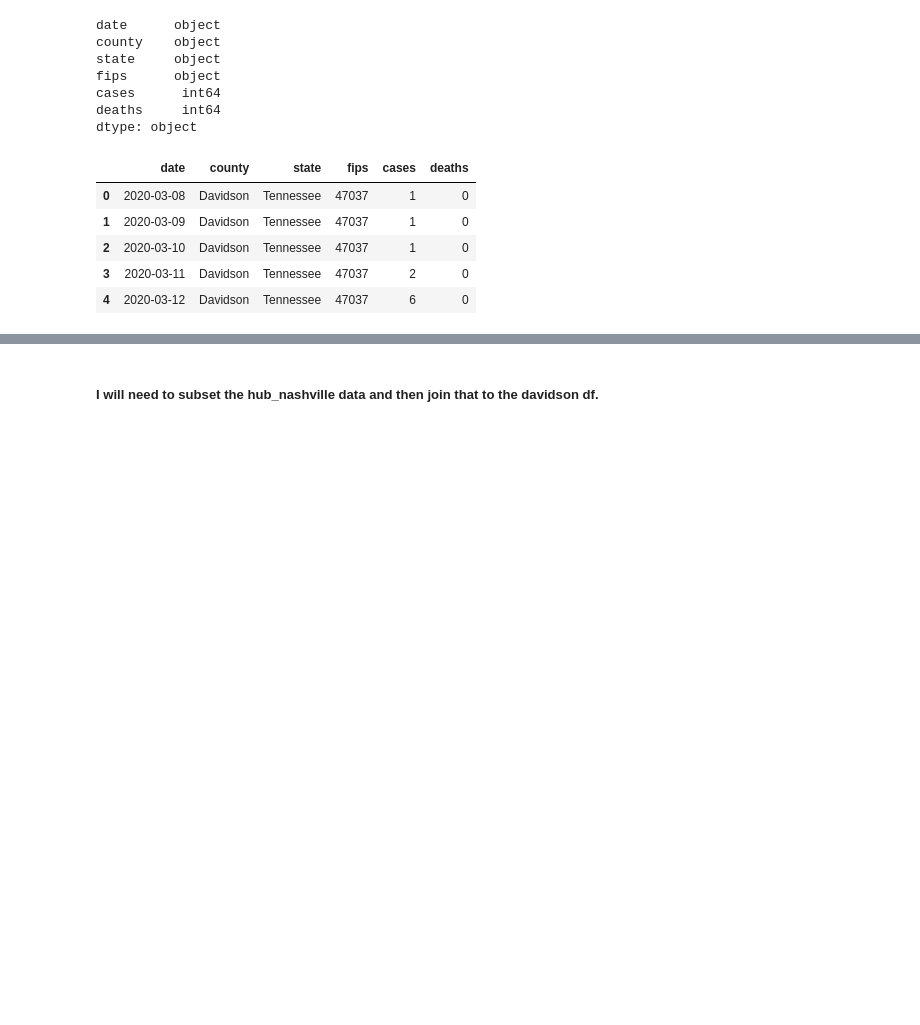
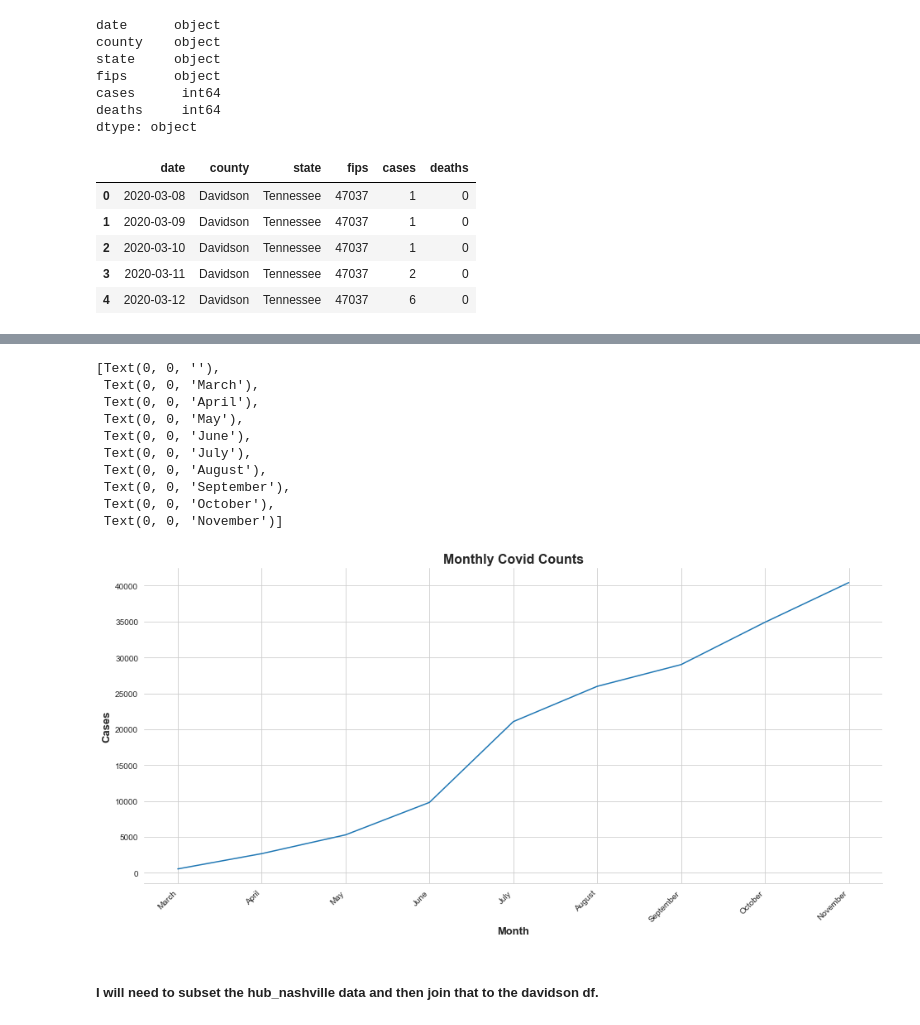
Before and after one commit to NSS-Data-Analytics-Cohort-3/nashville-covid-typhoid_turtles, a Jupyter notebook: notebooks/covid_nashville_KL.ipynb, the cells around one changed output, grey strips where cells are left out. Saved outputs shown, nothing was run; the diff lists cells and outputs as text; code cells hidden in the pictures; blank space fills up the shorter version.

```diff
--- a/notebooks/covid_nashville_KL.ipynb
+++ b/notebooks/covid_nashville_KL.ipynb
@@ -172,6 +188,7 @@ dtype: object
 # %%
 # tried to find the sum here by date, but I believe there is only one entry per day anyways in this df so it's usless
 
-davidson_bydate = davidson_cases.groupby('date')['cases'].sum
-davidson_bydate
+#hubnash_coivd_group_month = hubnash_covid.groupby('month')['Date_Opened'].count().reset_index()
+davidson_cases_bydate = davidson_cases.groupby('month')['cases'].max().reset_index()
+davidson_cases_bydate
 # %% [output]
@@ -179,3 +205,31 @@ davidson_bydate
+# %%
+# Lydia's code below
+
+#Create subplot
+#note for plotting exploration analysis https://towardsdatascience.com/data-visualization-cheat-sheet-with-seaborn-and-matplotlib-70cac11c6517
+sns.set_style('whitegrid')
+fig,ax=plt.subplots(figsize=(16,7))
+#Create lineplot
+chart=sns.lineplot(x=davidson_cases_bydate['month'], y=davidson_cases_bydate['cases'],ax=ax)
+sns.despine(left=True)
+
+#Customize chart
+chart.set_xlabel('Month',weight='bold',fontsize=13)
+chart.set_ylabel('Cases', weight='bold',fontsize=13)
+chart.set_title('Monthly Covid Counts',weight='bold',fontsize=16)
+chart.set_xticklabels(['','March','April','May','June','July','August','September','October','November'], rotation = 45, ha="right")
+# %% [output]
+[Text(0, 0, ''),
+ Text(0, 0, 'March'),
+ Text(0, 0, 'April'),
+ Text(0, 0, 'May'),
+ Text(0, 0, 'June'),
+ Text(0, 0, 'July'),
+ Text(0, 0, 'August'),
+ Text(0, 0, 'September'),
+ Text(0, 0, 'October'),
+ Text(0, 0, 'November')]
+[figure, added]
 # %% [markdown]
 ##### I will need to subset the hub_nashville data and then join that to the davidson df.
 # %%
```
Also changed, not shown: parts of 11 cells of this notebook.
